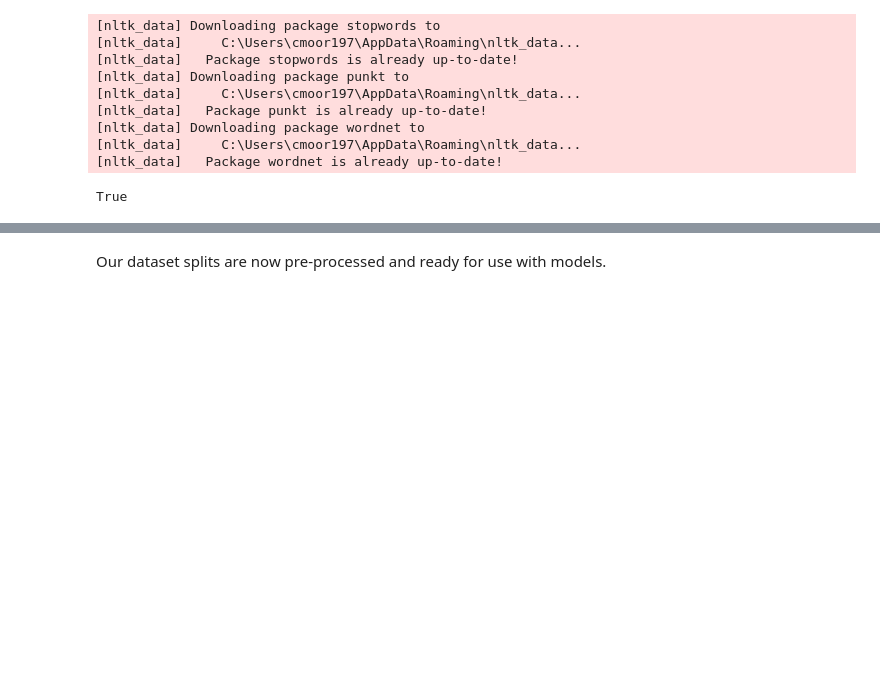
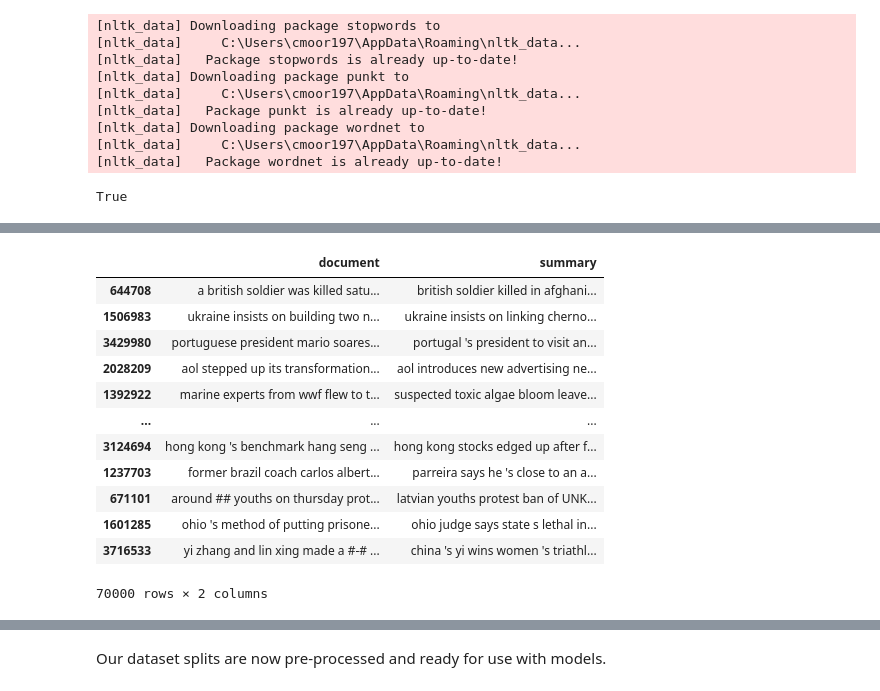
Before and after one commit to VMA6165/text_summarization, a Jupyter notebook: groupproject_model_baseline_new.ipynb, the cells around one changed output, grey strips where cells are left out. Drawn from its saved outputs; the diff is of its cells as text; code cells hidden in the pictures; blank space fills up the shorter version.

```diff
--- a/groupproject_model_baseline_new.ipynb
+++ b/groupproject_model_baseline_new.ipynb
@@ -74,0 +96,20 @@ print("Validation df exported.")
+# %%
+# select 70,000 rows randomly from the train dataframe
+
+df_train_short = df_train.sample(n = 70000, random_state=2)
+
+df_train_short
+# %% [output]
+|  | document | summary |
+| 644708 | a british soldier was killed satu... | british soldier killed in afghani... |
+| 1506983 | ukraine insists on building two n... | ukraine insists on linking cherno... |
+| 3429980 | portuguese president mario soares... | portugal 's president to visit an... |
+| 2028209 | aol stepped up its transformation... | aol introduces new advertising ne... |
+| 1392922 | marine experts from wwf flew to t... | suspected toxic algae bloom leave... |
+| ... | ... | ... |
+| 3124694 | hong kong 's benchmark hang seng ... | hong kong stocks edged up after f... |
+| 1237703 | former brazil coach carlos albert... | parreira says he 's close to an a... |
+| 671101 | around ## youths on thursday prot... | latvian youths protest ban of UNK... |
+| 1601285 | ohio 's method of putting prisone... | ohio judge says state s lethal in... |
+| 3716533 | yi zhang and lin xing made a #-# ... | china 's yi wins women 's triathl... |
+70000 rows × 2 columns
```
Also changed, not shown: parts of 40 cells of this notebook.
